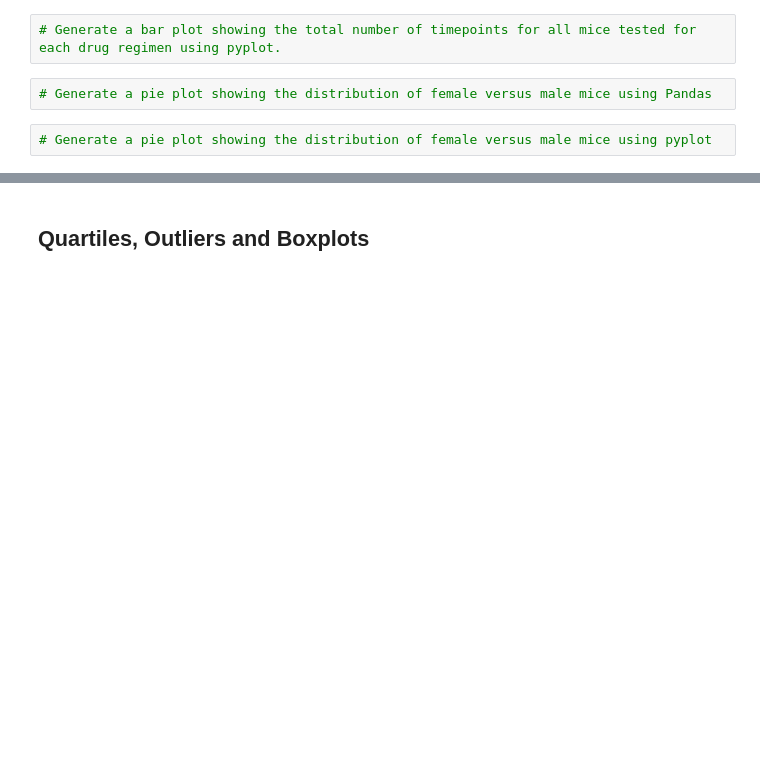
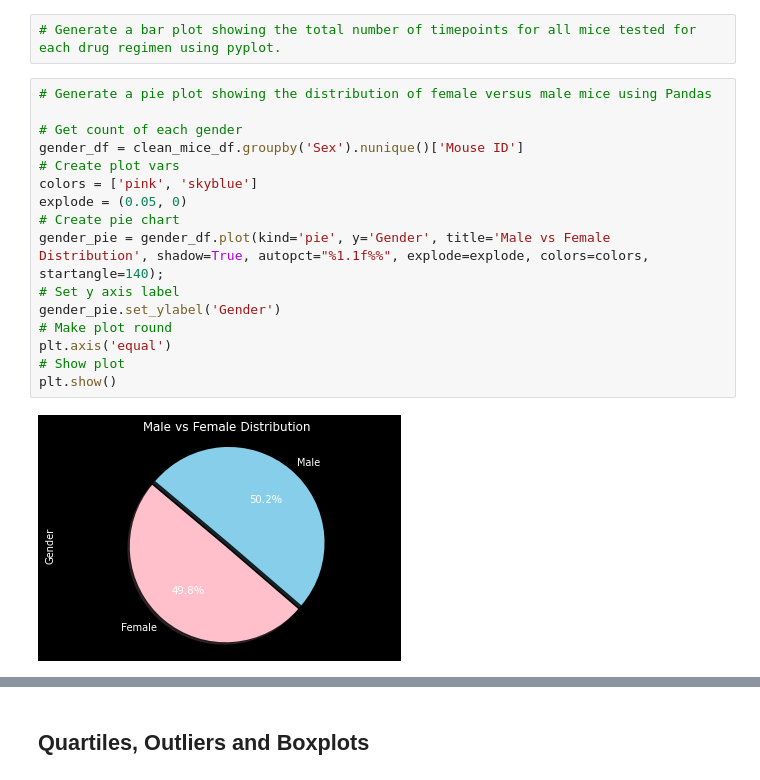
Before and after one commit to cheyroseflammer/pharmaceutical-analysis, a Jupyter notebook: pharmaceutical-analysis/pymaceuticals_starter.ipynb, the cells around one changed output, grey strips where cells are left out. Saved outputs shown, nothing was run; the diff lists cells and outputs as text; blank space fills up the shorter version.

Commit message:
pie chart added

```diff
--- a/pharmaceutical-analysis/pymaceuticals_starter.ipynb
+++ b/pharmaceutical-analysis/pymaceuticals_starter.ipynb
@@ -127,7 +161,21 @@ Name: Tumor Volume (mm3), dtype: float64
 # Generate a bar plot showing the total number of timepoints for all mice tested for each drug regimen using Pandas.
 # %%
 # Generate a bar plot showing the total number of timepoints for all mice tested for each drug regimen using pyplot.
-# %%
-# Generate a pie plot showing the distribution of female versus male mice using Pandas
-# %%
-# Generate a pie plot showing the distribution of female versus male mice using pyplot
+# %%
+# Generate a pie plot showing the distribution of female versus male mice using Pandas
+
+# Get count of each gender
+gender_df = clean_mice_df.groupby('Sex').nunique()['Mouse ID']
+# Create plot vars
+colors = ['pink', 'skyblue']
+explode = (0.05, 0)
+# Create pie chart
+gender_pie = gender_df.plot(kind='pie', y='Gender', title='Male vs Female Distribution', shadow=True, autopct="%1.1f%%", explode=explode, colors=colors, startangle=140);
+# Set y axis label
+gender_pie.set_ylabel('Gender')
+# Make plot round
+plt.axis('equal')
+# Show plot
+plt.show()
+# %% [output]
+[figure, added]
```
Also changed, not shown: parts of 4 cells of this notebook.
